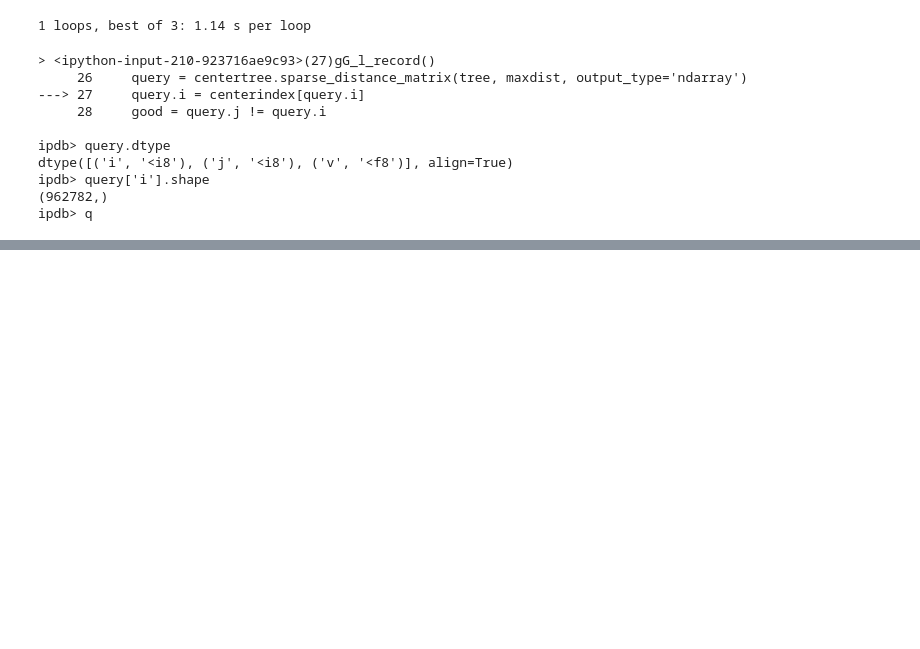
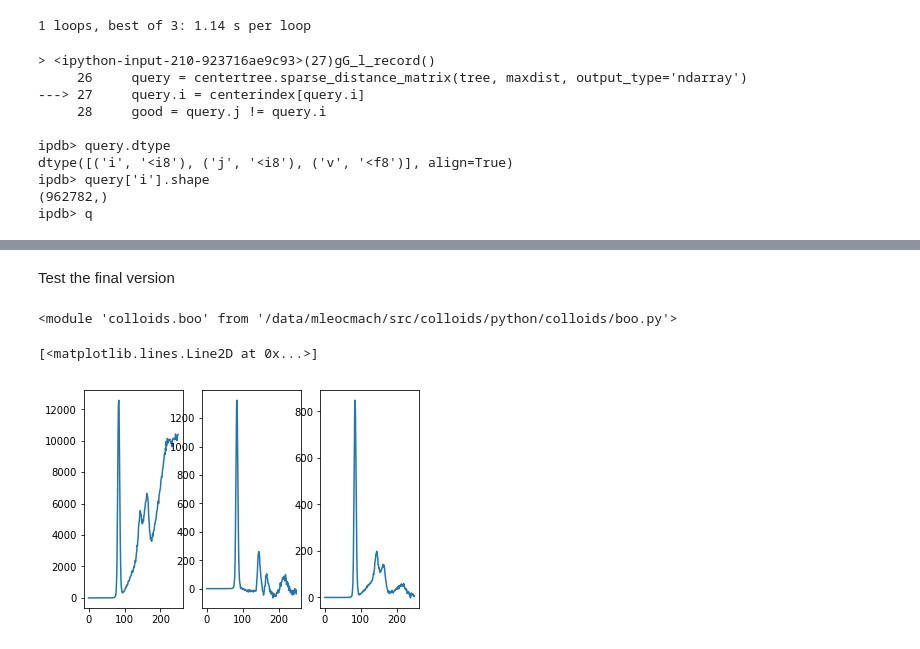
Before and after one commit to MathieuLeocmach/colloids, a Jupyter notebook: python/colloids/cython/boo.ipynb, the cells around one changed output, grey strips where cells are left out. Drawn from its saved outputs; the diff is of its cells as text; code cells hidden in the pictures; blank space fills up the shorter version.

```diff
--- a/python/colloids/cython/boo.ipynb
+++ b/python/colloids/cython/boo.ipynb
@@ -794,2 +646,0 @@ gcc -pthread -shared -L/home/mathieu/anaconda3/envs/python2/lib -Wl,-rpath=/home
-# %%
-pos = np.loadtxt('../../../multiscale/test_input/3d_6_0.54_0.dat')
@@ -937,0 +647,18 @@ plt.plot(g4.mean(0)*203**3/len(pos)/(4/3*np.pi*np.diff((np.arange(1001)/1001.*20
+# %% [markdown]
+Test the final version
+# %%
+reload(boo)
+# %% [output]
+<module 'colloids.boo' from '/data/mleocmach/src/colloids/python/colloids/boo.py'>
+# %%
+hqQ, g = boo.gG_l(pos, [qlm, Qlm], is_center, Nbins=250, maxdist=30.0)
+# %%
+plt.subplot(1,3,1)
+plt.plot(g)
+plt.subplot(1,3,2)
+plt.plot(hqQ[:,0], label='hq')
+plt.subplot(1,3,3)
+plt.plot(hqQ[:,1], label='hQ')
+# %% [output]
+[<matplotlib.lines.Line2D at 0x...>]
+[figure, added]
```
Also changed, not shown: parts of 75 cells of this notebook, 2 other files.
